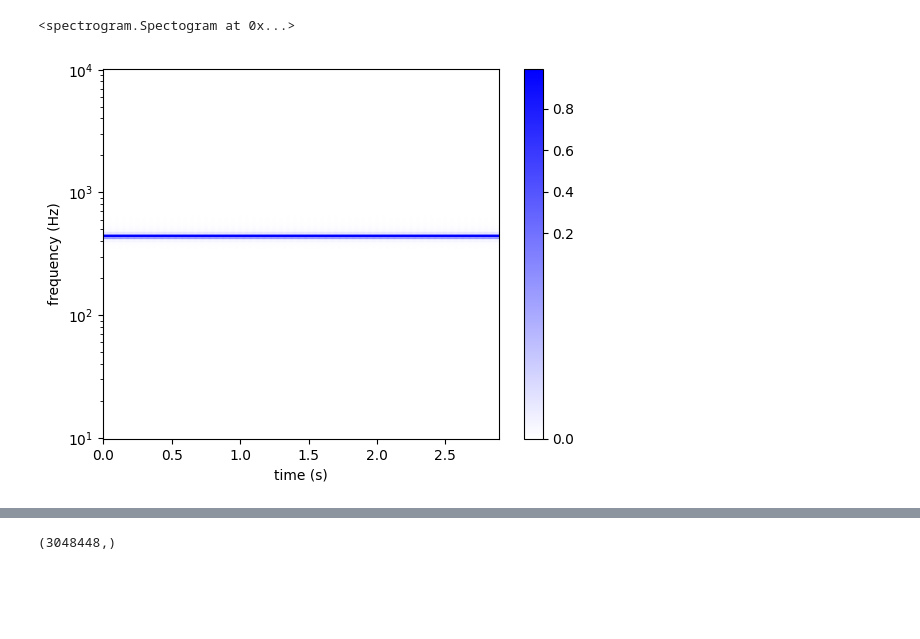
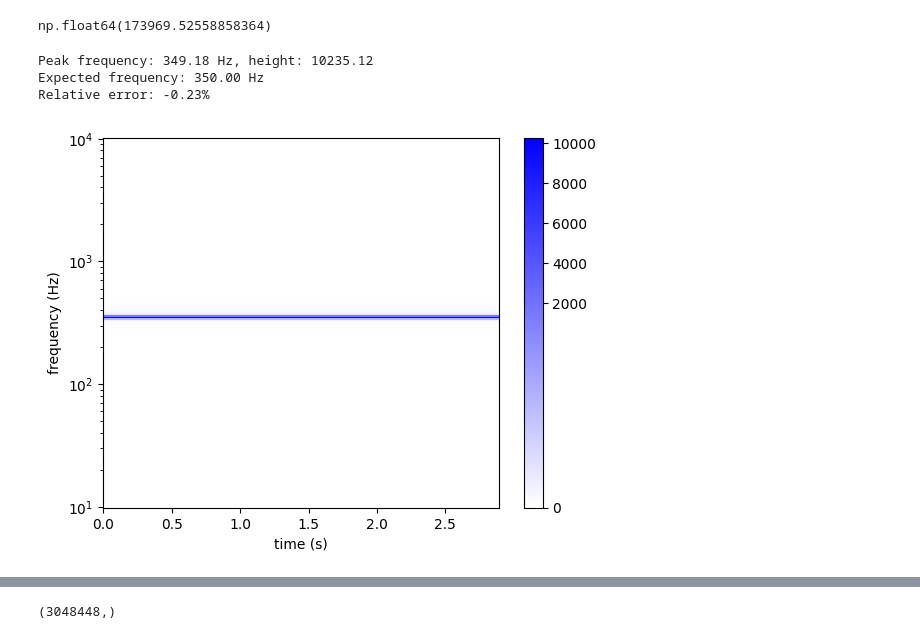
Before and after one commit to ajakovac/Mikrofonok, a Jupyter notebook: analysis.ipynb, the cells around one changed output, grey strips where cells are left out. Cells and saved outputs as stored; diff of their text form; code cells hidden in the pictures; blank space fills up the shorter version.

```diff
--- a/analysis.ipynb
+++ b/analysis.ipynb
@@ -29,0 +11,2 @@ def distance_of_list_of_peaks(list_of_peaks1, list_of_peaks2):
+# %%
+spectrum_factory = SpectrumGenerator(linewidth=2)
@@ -30,15 +84,28 @@ def distance_of_list_of_peaks(list_of_peaks1, list_of_peaks2):
+# %%
+df = [ spectrum_factory.frequencies[1]/2 ]
+df.extend([ (spectrum_factory.frequencies[i+1]-spectrum_factory.frequencies[i-1])/2 for i in range(1,len(spectrum_factory.frequencies)-1)])
+df.append(0)
+df = np.array(df)
+data = data_view(spectrum_factory.data, "spectrum")**2
+data@df
+# %% [output]
+np.float64(173969.52558858364)
+# %%
+kmax, height = find_maxima(spectrum_factory.data['spectrum'])[0]
+numax = spectrum_factory.index_to_nu(kmax)
+print(f"Peak frequency: {numax:.2f} Hz, height: {height:.2f}")
+print(f"Expected frequency: {O:.2f} Hz")
+print(f"Relative error: {(numax - O)*100/O:.2f}%")
+# %% [output]
+Peak frequency: 349.18 Hz, height: 10235.12
+Expected frequency: 350.00 Hz
+Relative error: -0.23%
 # %%
-spect = Spectogram(linewidth=2, time_step=0.01)
+spect = Spectrogram(spectrum_factory, time_step=0.01)
-# %%
-trange = np.arange(0,3,spect.sampling_dt)
-O = 440 #Hz
-spect.set(np.cos(2*np.pi*O*trange))#.play()
-# %% [output]
-<spectrogram.Spectogram at 0x...>
 # %%
 fig, ax = plt.subplots()
-mesh = spect.show_spectrogram(ax=ax)
+mesh = spect.plot(ax=ax, view='spectrum')
 fig.colorbar(mesh, ax=ax)
 plt.show()
 # %% [output]
-[figure, old version]
+[figure, new version]
```
Also changed, not shown: parts of 15 cells of this notebook, 7 other files.
